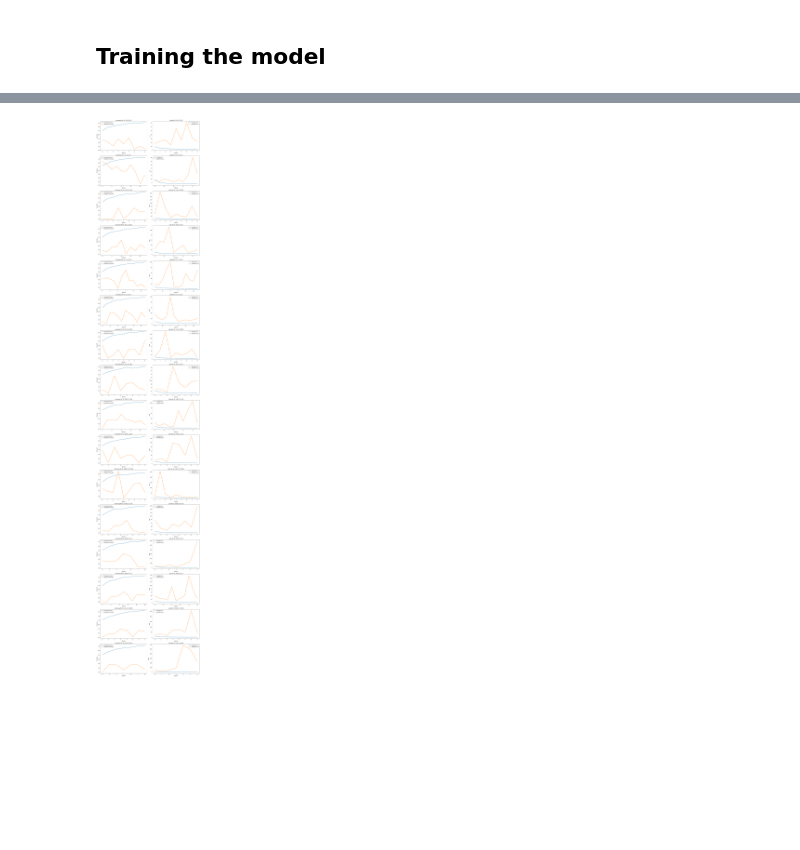
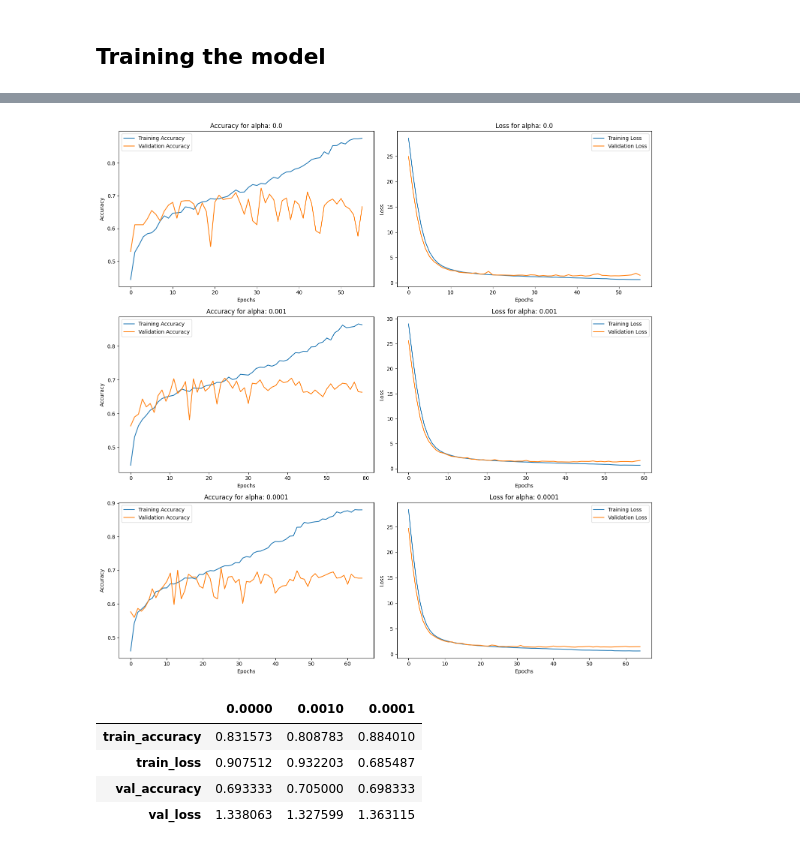
Before and after one commit to menduv/Thesis, a Jupyter notebook: experiments/CNN_magni_w_latentregularisation_gridserach.ipynb, the cells around one changed output, grey strips where cells are left out. Saved outputs shown, nothing was run; the diff lists cells and outputs as text; code cells hidden in the pictures; blank space fills up the shorter version.

```diff
--- a/experiments/CNN_magni_w_latentregularisation_gridserach.ipynb
+++ b/experiments/CNN_magni_w_latentregularisation_gridserach.ipynb
@@ -69,3 +61,19 @@ folder_path_mel = '/home/mendu/Thesis/data/magnatagatune/mel-specs'
 
 #The ordered list of all the filenames in the filtered_df
 audio_names_list = df.mp3_path.to_list()
+# %%
+data = []
+i = 0
+
+for filename in audio_names_list: #iterates over the filtered_df audio names
+    filename_npy = str(filename[:-4]) + '.npy'
+    file_path = os.path.join(folder_path_mel, filename_npy) #creates a folder path for the mel_specs
+    img = np.load(file_path)
+    data.append(add_gauss_noise(img))
+
+    # To ensure that the files are getting loaded in the correct order
+    if i < 10 :
+        print(filename)
+    i = i+1
+
+data = np.array(data)
@@ -601,7 +522,8 @@ def plot_history(history_dict):
         axs = np.expand_dims(axs, axis=0)
 
     for i, (params, history) in enumerate(history_dict.items()):
-        param_str = f"l1: {params[0]}, l2: {params[1]}"
+        # param_str = f"alpha: {params[0]}, l1 = {params[1]}, l2 = {params[2]}"
+        param_str = f"alpha: {params[0]}"
 
         # Plot accuracy
         axs[i, 0].plot(history['accuracy'], label='Training Accuracy')
@@ -625,7 +547,15 @@ def plot_history(history_dict):
 # Call the plotting function
 plot_history(history_dict)
 # %% [output]
-[figure, old version]
+[figure, new version]
+# %%
+pd.DataFrame(results_dict)
+# %% [output]
+|  | 0.0000 | 0.0010 | 0.0001 |
+| train_accuracy | 0.831573 | 0.808783 | 0.884010 |
+| train_loss | 0.907512 | 0.932203 | 0.685487 |
+| val_accuracy | 0.693333 | 0.705000 | 0.698333 |
+| val_loss | 1.338063 | 1.327599 | 1.363115 |
 # %%
 import pickle
 
```
Also changed, not shown: parts of 24 cells of this notebook, 8 other files.
